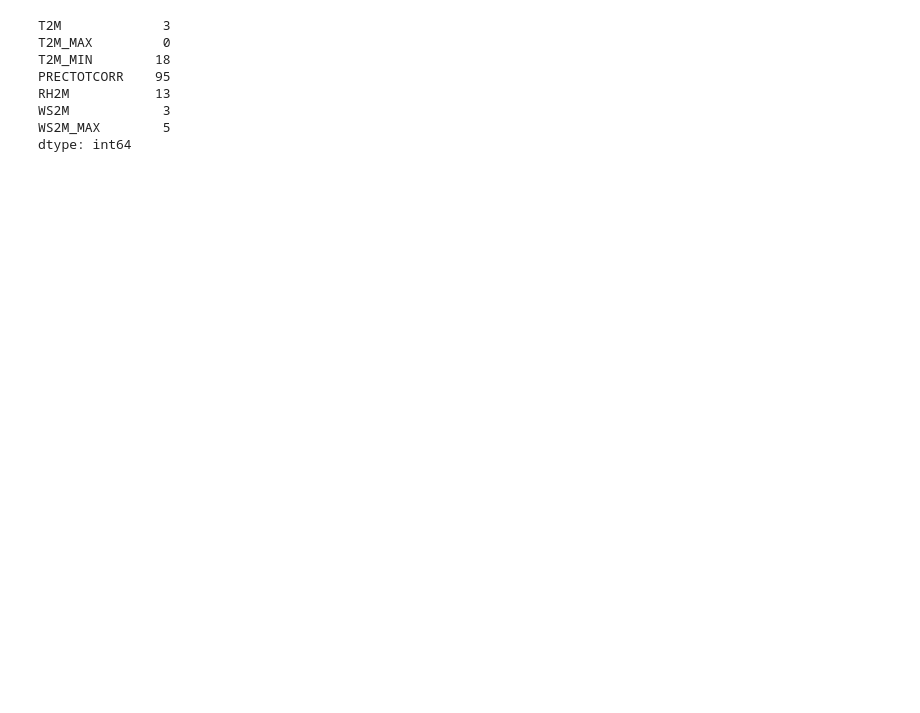
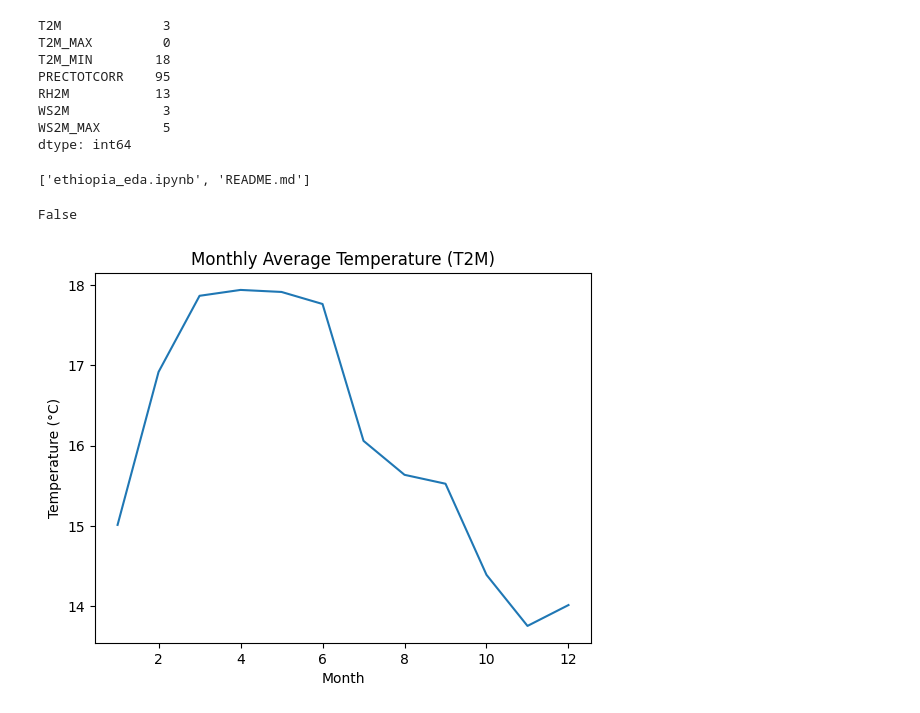
Before and after one commit to fenet-as/climate-challenge-week0, a Jupyter notebook: notebooks/ethiopia_eda.ipynb, the cells around one changed output. Cells and saved outputs as stored; diff of their text form; code cells hidden in the pictures; blank space fills up the shorter version.

Commit message:
feat: add time series analysis for temperature and rainfall

```diff
--- a/notebooks/ethiopia_eda.ipynb
+++ b/notebooks/ethiopia_eda.ipynb
@@ -92,3 +92,12 @@ df = df.sort_values("DATE")
 df = df.dropna(thresh=len(df.columns) * 0.7)  # drop rows with >30% missing
 
 df = df.ffill()  # forward fill missing values
+# %%
+import os
+print(os.listdir())
+# %% [output]
+['ethiopia_eda.ipynb', 'README.md']
+# %%
+print(os.path.exists("data"))
+# %% [output]
+False
@@ -94,0 +110,10 @@ df = df.ffill()  # forward fill missing values
+# %%
+monthly_temp = df.groupby("MONTH")["T2M"].mean()
+
+plt.plot(monthly_temp.index, monthly_temp.values)
+plt.title("Monthly Average Temperature (T2M)")
+plt.xlabel("Month")
+plt.ylabel("Temperature (°C)")
+plt.show()
+# %% [output]
+[figure, added]
```
Also changed, not shown: parts of 3 cells of this notebook.
